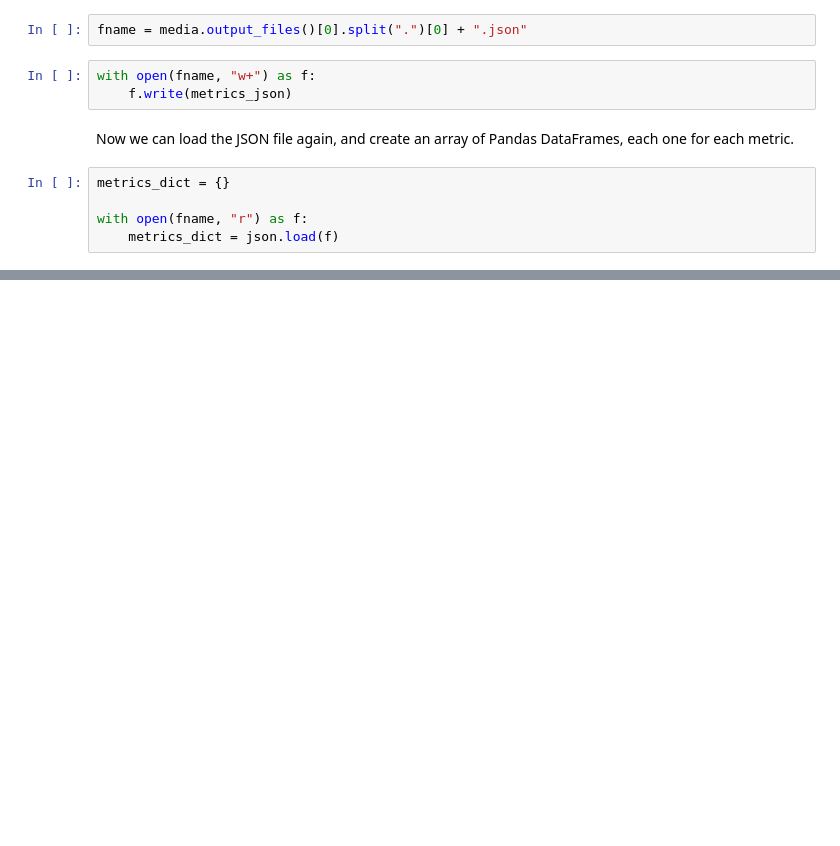
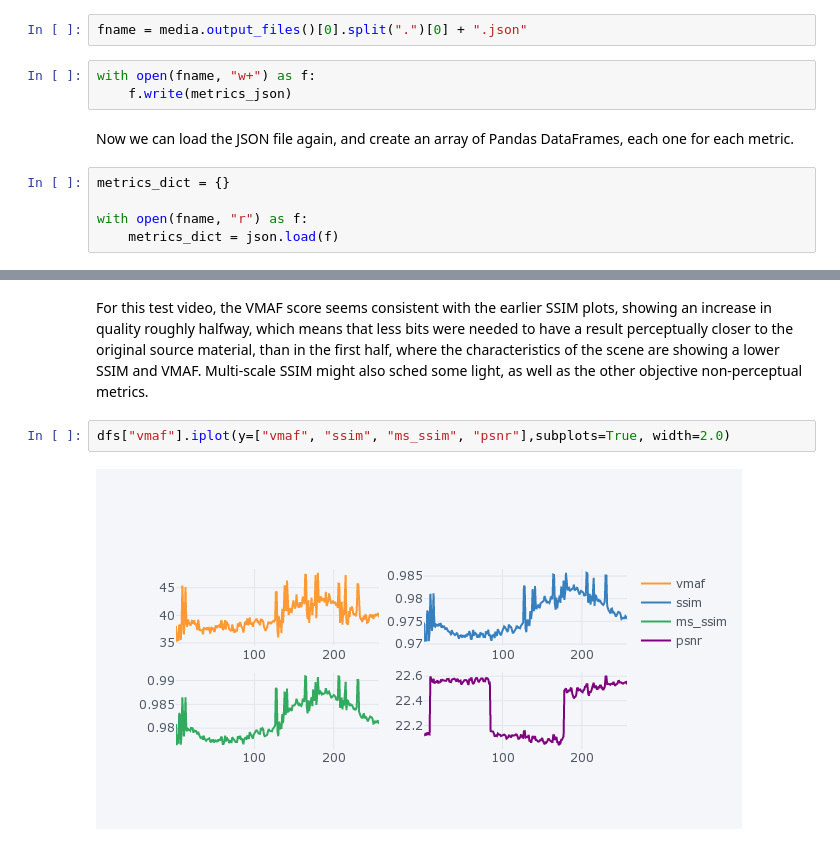
Before and after one commit to luisbarrancos/videometrics_jupyterlab, a Jupyter notebook: notebooks/video_generate_compression_x264_modules.ipynb, the cells around one changed output, grey strips where cells are left out. Cells and saved outputs as stored; diff of their text form; blank space fills up the shorter version.

Commit message:
Add subplots

```diff
--- a/notebooks/video_generate_compression_x264_modules.ipynb
+++ b/notebooks/video_generate_compression_x264_modules.ipynb
@@ -523,0 +529,6 @@ for metric in vmetrics:
+# %% [markdown]
+For this test video, the VMAF score seems consistent with the earlier SSIM plots, showing an increase in quality roughly halfway, which means that less bits were needed to have a result perceptually closer to the original source material, than in the first half, where the characteristics of the scene are showing a lower SSIM and VMAF. Multi-scale SSIM might also sched some light, as well as the other objective non-perceptual metrics.
+# %%
+dfs["vmaf"].iplot(y=["vmaf", "ssim", "ms_ssim", "psnr"],subplots=True, width=2.0)
+# %% [output]
+[figure, added]
```
Also changed, not shown: parts of 2 cells of this notebook.
